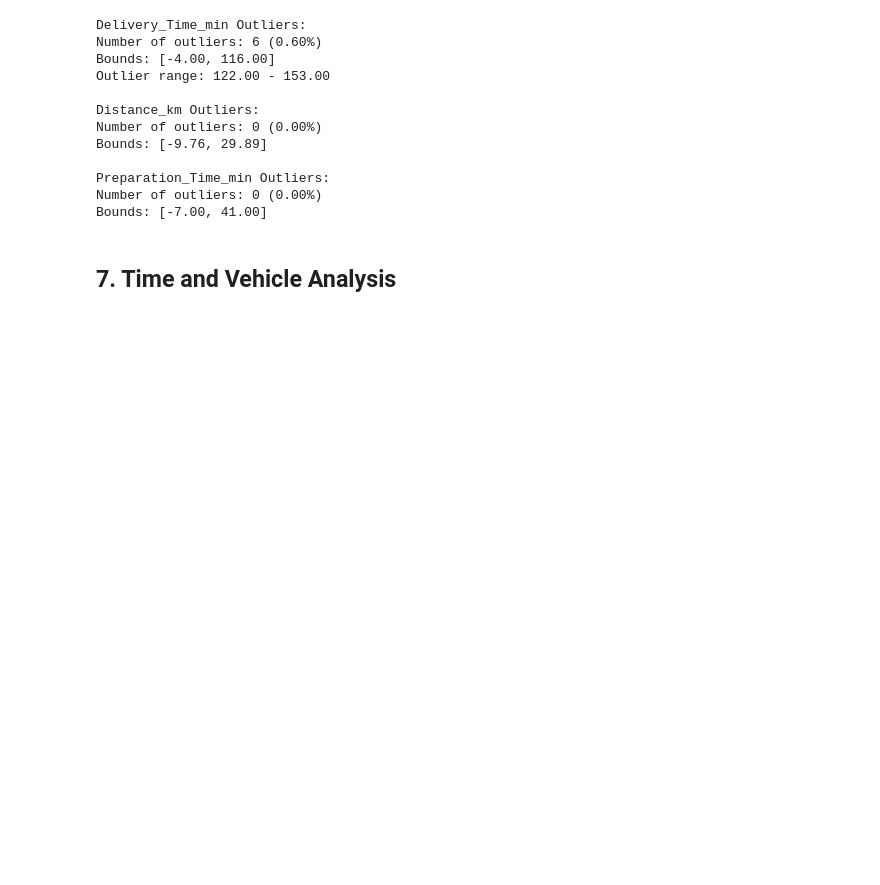
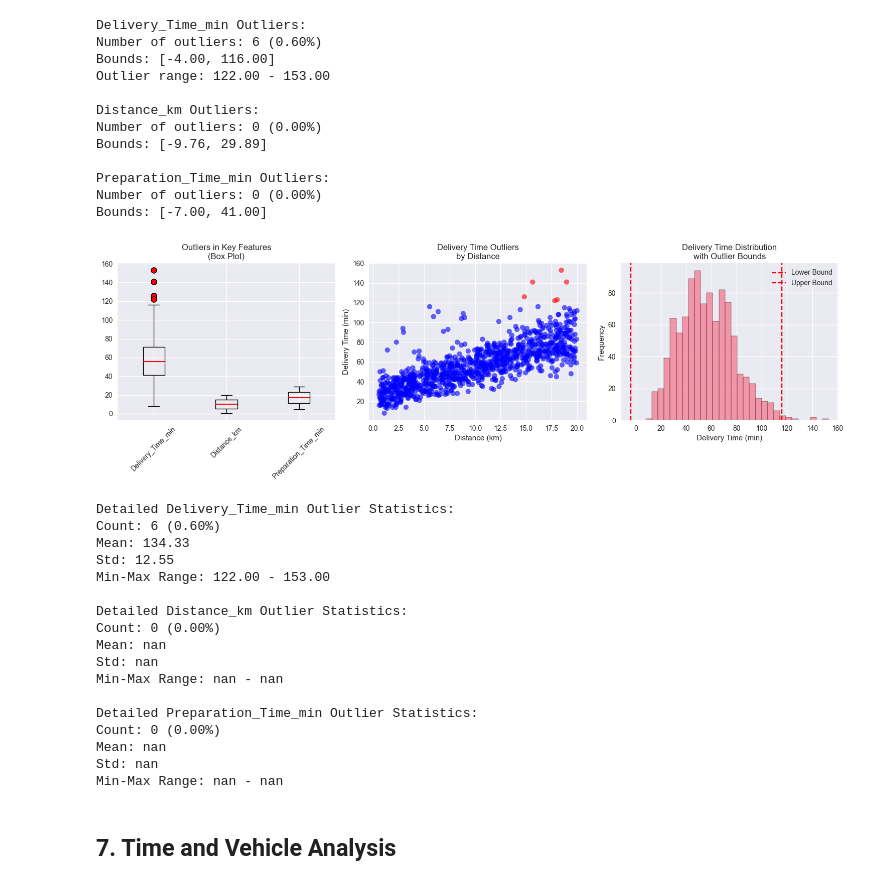
Before and after one commit to juandsep/ds_tech_task, a Jupyter notebook: notebooks/exploratory_data_analysis.ipynb, the cells around one changed output. Drawn from its saved outputs; the diff is of its cells as text; code cells hidden in the pictures; blank space fills up the shorter version.

Commit message:
feat: add images

```diff
--- a/notebooks/exploratory_data_analysis.ipynb
+++ b/notebooks/exploratory_data_analysis.ipynb
@@ -338,6 +338,71 @@ Bounds: [-9.76, 29.89]
 Preparation_Time_min Outliers:
 Number of outliers: 0 (0.00%)
 Bounds: [-7.00, 41.00]
+# %%
+# Create outlier visualization
+plt.figure(figsize=(15, 5))
+
+# Subplot 1: Box plots for all numerical features
+plt.subplot(1, 3, 1)
+plt.boxplot([df[feature] for feature in outlier_features],
+           labels=outlier_features,
+           medianprops=dict(color="red", linewidth=1.5),
+           flierprops=dict(marker='o', markerfacecolor='red', markersize=8))
+plt.xticks(rotation=45)
+plt.title('Outliers in Key Features\n(Box Plot)')
+
+# Subplot 2: Scatter plot of Distance vs Delivery Time with outlier highlighting
+plt.subplot(1, 3, 2)
+outliers_delivery, lower_delivery, upper_delivery = detect_outliers_iqr(df, 'Delivery_Time_min')
+plt.scatter(df['Distance_km'], df['Delivery_Time_min'],
+           c=['red' if x else 'blue' for x in df.index.isin(outliers_delivery.index)],
+           alpha=0.6)
+plt.xlabel('Distance (km)')
+plt.ylabel('Delivery Time (min)')
+plt.title('Delivery Time Outliers\nby Distance')
+
+# Subplot 3: Distribution with outlier bounds
+plt.subplot(1, 3, 3)
+sns.histplot(df['Delivery_Time_min'], bins=30, alpha=0.7)
+plt.axvline(lower_delivery, color='r', linestyle='--', label='Lower Bound')
+plt.axvline(upper_delivery, color='r', linestyle='--', label='Upper Bound')
+plt.xlabel('Delivery Time (min)')
+plt.ylabel('Frequency')
+plt.title('Delivery Time Distribution\nwith Outlier Bounds')
+plt.legend()
+
+plt.tight_layout()
+save_fig(plt.gcf(), 'outliers_boxplot.png')
+plt.show()
+
+# Print additional outlier statistics
+for feature in outlier_features:
+    outliers, lower, upper = detect_outliers_iqr(df, feature)
+    outlier_info = outliers[feature].describe()
+    print(f"\nDetailed {feature} Outlier Statistics:")
+    print(f"Count: {len(outliers)} ({len(outliers)/len(df)*100:.2f}%)")
+    print(f"Mean: {outlier_info['mean']:.2f}")
+    print(f"Std: {outlier_info['std']:.2f}")
+    print(f"Min-Max Range: {outlier_info['min']:.2f} - {outlier_info['max']:.2f}")
+# %% [output]
+[figure, added]
+Detailed Delivery_Time_min Outlier Statistics:
+Count: 6 (0.60%)
+Mean: 134.33
+Std: 12.55
+Min-Max Range: 122.00 - 153.00
+
+Detailed Distance_km Outlier Statistics:
+Count: 0 (0.00%)
+Mean: nan
+Std: nan
+Min-Max Range: nan - nan
+
+Detailed Preparation_Time_min Outlier Statistics:
+Count: 0 (0.00%)
+Mean: nan
+Std: nan
+Min-Max Range: nan - nan
 # %% [markdown]
 ## 7. Time and Vehicle Analysis
 # %%
```
Also changed, not shown: 2 other files.
